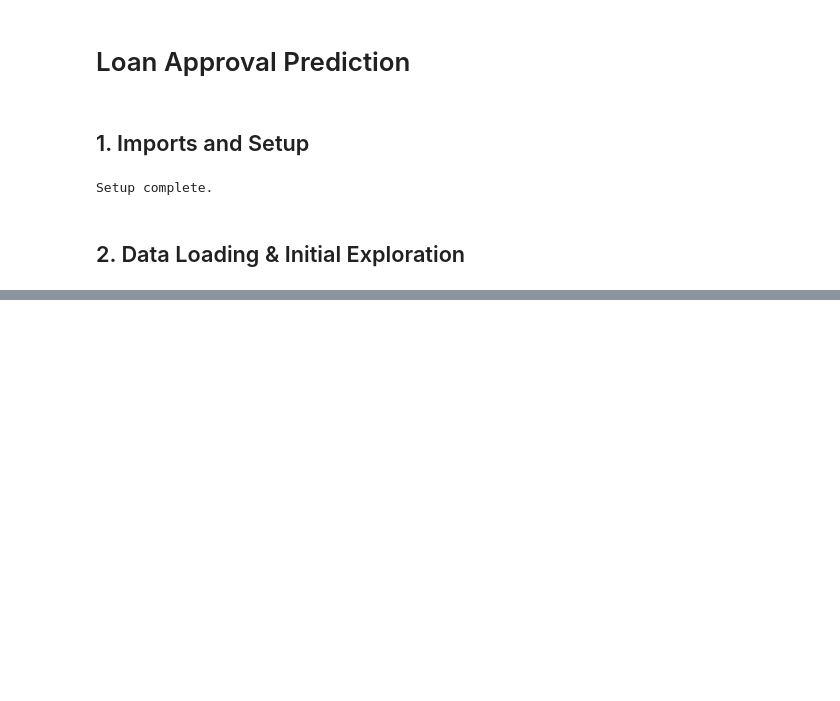
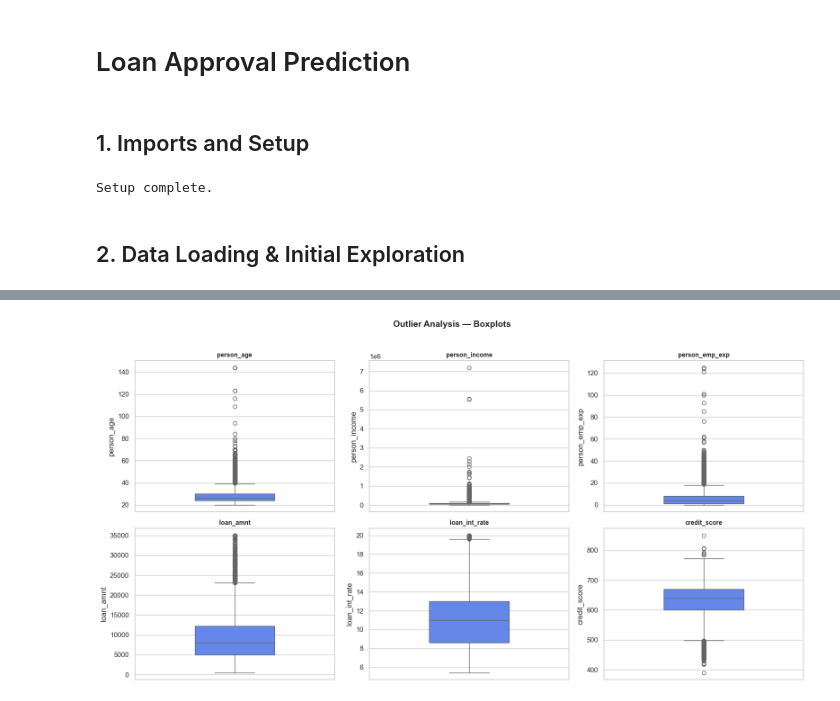
Before and after one commit to VViCh/loan-approval, a Jupyter notebook: loan_approval.v1.ipynb, the cells around one changed output, grey strips where cells are left out. Saved outputs shown, nothing was run; the diff lists cells and outputs as text; code cells hidden in the pictures; blank space fills up the shorter version.

```diff
--- a/loan_approval.v1.ipynb
+++ b/loan_approval.v1.ipynb
@@ -321,0 +127,16 @@ Prediction: Rejected  (Prob: 0.0150)
+# %%
+# Outlier analysis via boxplots for continuous features
+outlier_cols = ['person_age', 'person_income', 'person_emp_exp', 'loan_amnt',
+                'loan_int_rate', 'credit_score']
+
+fig, axes = plt.subplots(2, 3, figsize=(16, 8))
+for i, col in enumerate(outlier_cols):
+    ax = axes[i // 3][i % 3]
+    sns.boxplot(data=df, y=col, ax=ax, color='#4f7cff', width=0.4)
+    ax.set_title(col, fontweight='bold', fontsize=10)
+
+plt.suptitle('Outlier Analysis — Boxplots', fontweight='bold', fontsize=14, y=1.02)
+plt.tight_layout()
+plt.show()
+# %% [output]
+[figure, added]
```
Also changed, not shown: parts of 36 cells of this notebook, 7 other files.
